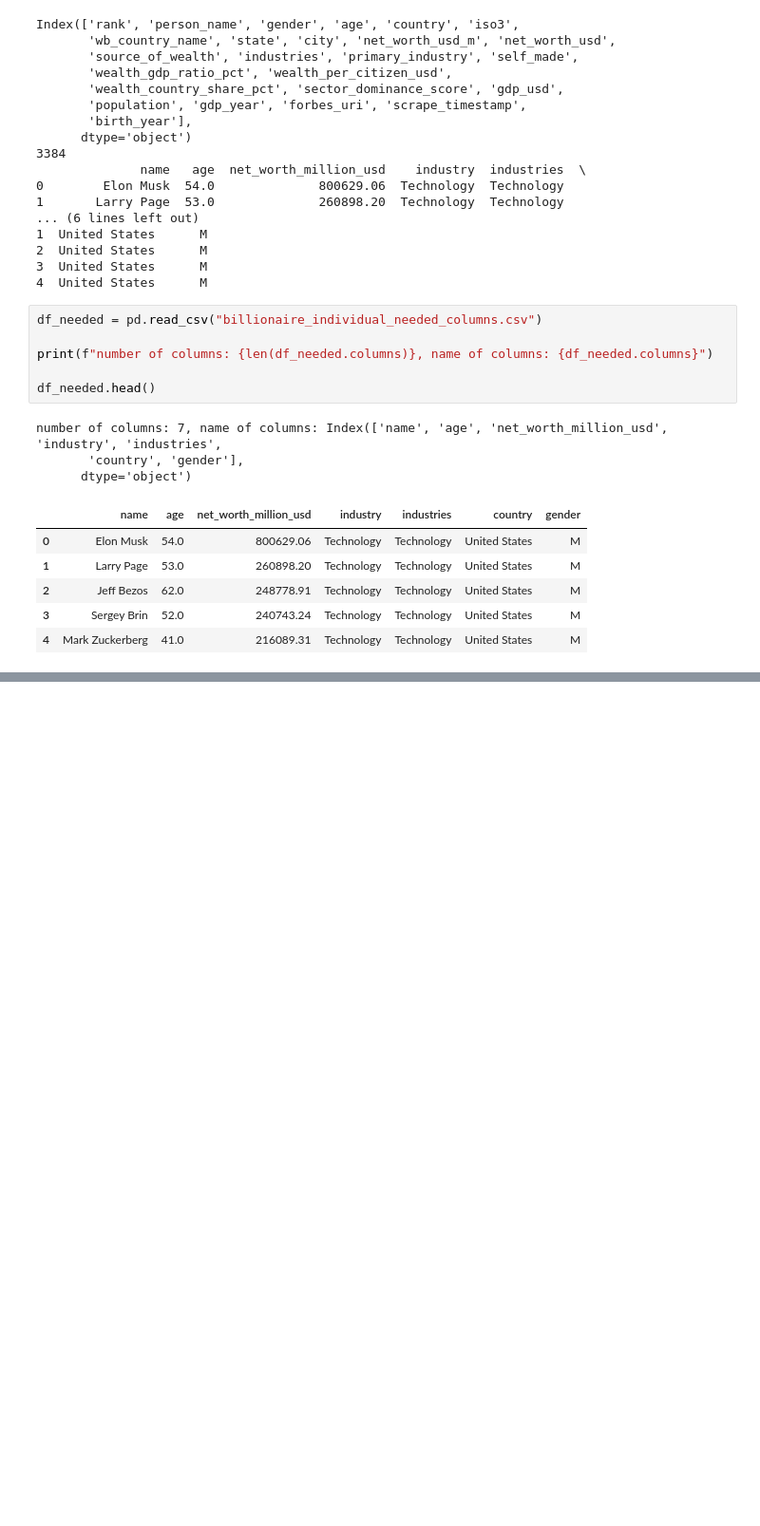
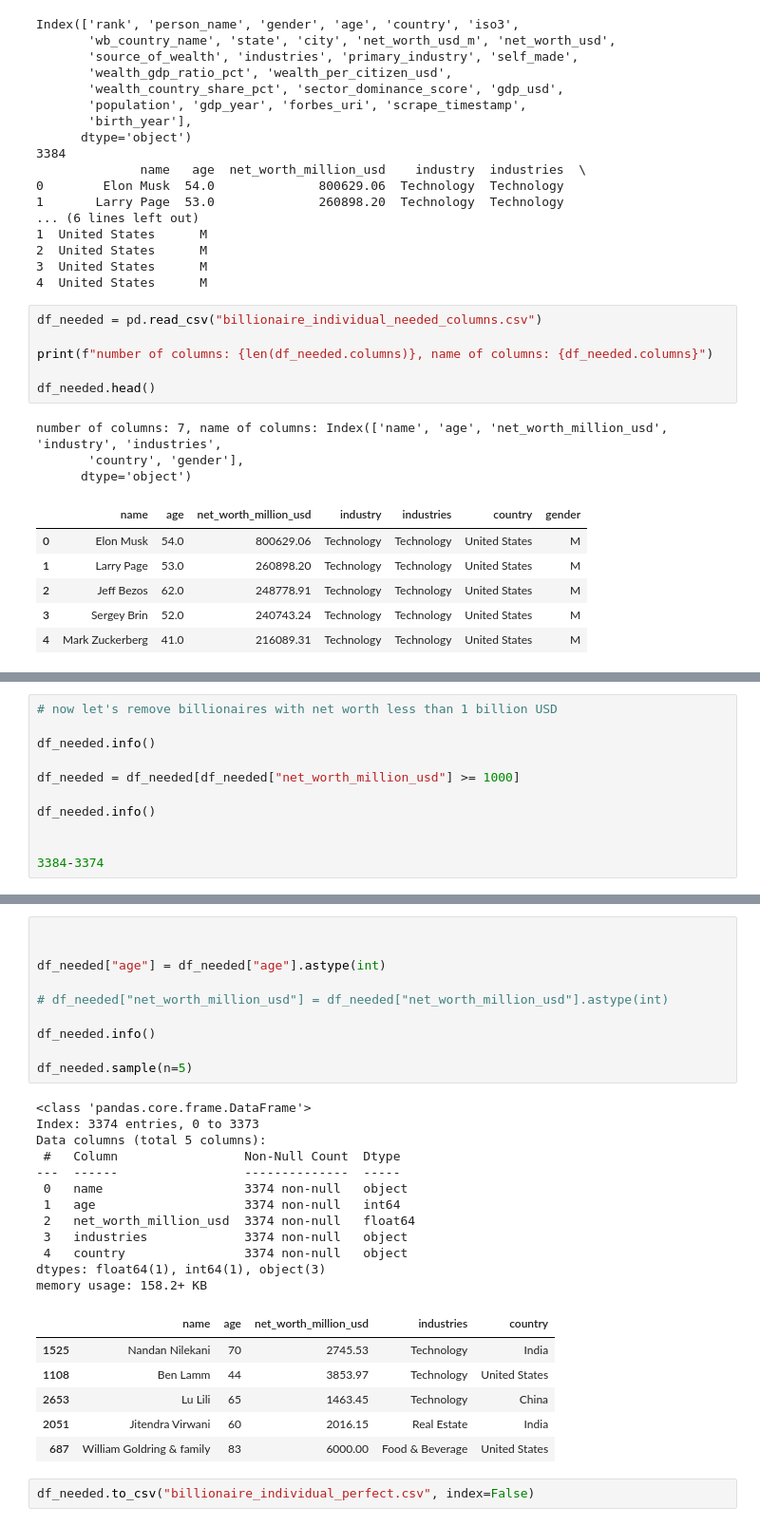
Before and after one commit to y-india/codes, a Jupyter notebook: billion_anaysis/code2.ipynb, the cells around one changed output, grey strips where cells are left out. Shown at 95% size. Cells and saved outputs as stored; diff of their text form; blank space fills up the shorter version.

```diff
--- a/billion_anaysis/code2.ipynb
+++ b/billion_anaysis/code2.ipynb
@@ -145,0 +137,11 @@ print(df_needed.tail(6))
+# %%
+# now let's remove billionaires with net worth less than 1 billion USD
+
+df_needed.info()
+
+df_needed = df_needed[df_needed["net_worth_million_usd"] >= 1000]
+
+df_needed.info()
+
+
+3384-3374
@@ -145,0 +167,31 @@ print(df_needed.tail(6))
+# %%
+
+
+df_needed["age"] = df_needed["age"].astype(int)
+
+# df_needed["net_worth_million_usd"] = df_needed["net_worth_million_usd"].astype(int)
+
+df_needed.info()
+
+df_needed.sample(n=5)
+# %% [output]
+<class 'pandas.core.frame.DataFrame'>
+Index: 3374 entries, 0 to 3373
+Data columns (total 5 columns):
+ #   Column                 Non-Null Count  Dtype
+---  ------                 --------------  -----
+ 0   name                   3374 non-null   object
+ 1   age                    3374 non-null   int64
+ 2   net_worth_million_usd  3374 non-null   float64
+ 3   industries             3374 non-null   object
+ 4   country                3374 non-null   object
+dtypes: float64(1), int64(1), object(3)
+memory usage: 158.2+ KB
+|  | name | age | net_worth_million_usd | industries | country |
+| 1525 | Nandan Nilekani | 70 | 2745.53 | Technology | India |
+| 1108 | Ben Lamm | 44 | 3853.97 | Technology | United States |
+| 2653 | Lu Lili | 65 | 1463.45 | Technology | China |
+| 2051 | Jitendra Virwani | 60 | 2016.15 | Real Estate | India |
+| 687 | William Goldring & family | 83 | 6000.00 | Food & Beverage | United States |
+# %%
+df_needed.to_csv("billionaire_individual_perfect.csv", index=False)
```
Also changed, not shown: parts of 4 cells of this notebook, 3 other files.
